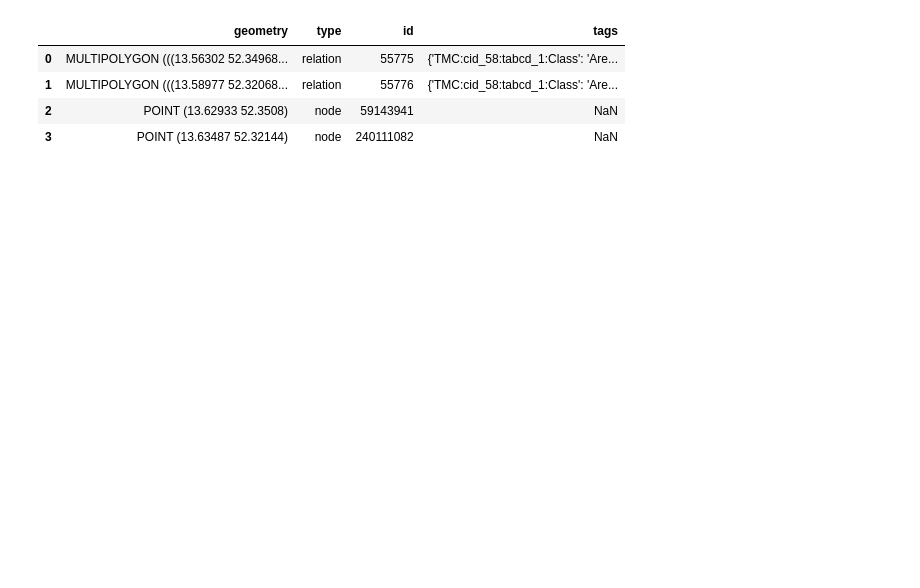
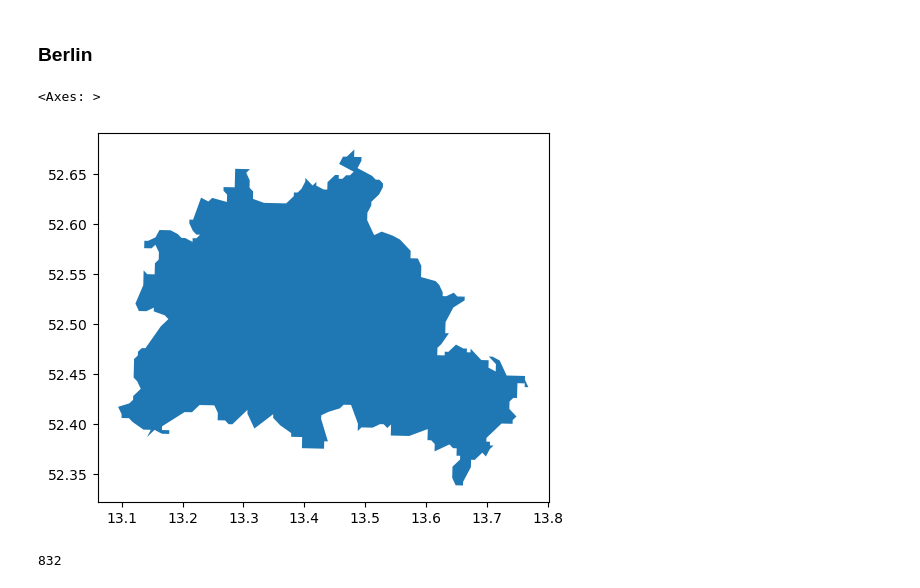
Before and after one commit to vizsim/mapillary_coverage, a Jupyter notebook: 1_get_mapillary_coverage.ipynb, the cells around one changed output. Drawn from its saved outputs; the diff is of its cells as text; code cells hidden in the pictures; blank space fills up the shorter version.

```diff
--- a/1_get_mapillary_coverage.ipynb
+++ b/1_get_mapillary_coverage.ipynb
@@ -20,35 +19,27 @@ import json
-# %%
-
-#{{geocodeArea:"Wildau"}}->.searchArea;
-query = """
-[out:json][timeout:25];
-
-area["name"="Wildau"][admin_level=8]->.searchArea;
-
-(
-  relation["boundary"="administrative"](area.searchArea);
-);
-
-out body;
->;
-out skel qt;
-"""
-
-
-
-# Send request
-url = "http://overpass-api.de/api/interpreter"
-r = requests.get(url, params={'data': query})
-
-# Convert to GeoJSON
-res_geojson = json2geojson(r.json())
-
-# Load as GeoDataFrame
-admin_boundary = gpd.GeoDataFrame.from_features(res_geojson, crs="EPSG:4326")
-admin_boundary
-# %% [output]
-|  | geometry | type | id | tags |
-| 0 | MULTIPOLYGON (((13.56302 52.34968... | relation | 55775 | {'TMC:cid_58:tabcd_1:Class': 'Are... |
-| 1 | MULTIPOLYGON (((13.58977 52.32068... | relation | 55776 | {'TMC:cid_58:tabcd_1:Class': 'Are... |
-| 2 | POINT (13.62933 52.3508) | node | 59143941 | NaN |
-| 3 | POINT (13.63487 52.32144) | node | 240111082 | NaN |
+# %% [markdown]
+### Berlin
+# %%
+### get shape of Berlin
+bland = gpd.read_file("https://raw.githubusercontent.com/isellsoap/deutschlandGeoJSON/main/2_bundeslaender/1_sehr_hoch.geo.json")
+bland=bland[bland["id"].isin(["DE-BE"])]
+bland.plot()
+# %% [output]
+<Axes: >
+[figure, added]
+# %%
+### get the number of tiles that would be downloaded
+
+# Get the bounds of the polygon
+polygon = bland.dissolve().geometry.iloc[0]
+minx, miny, maxx, maxy = polygon.bounds
+
+# === Define bounding box (Berlin or any area) ===
+bbox = [minx, miny, maxx, maxy]  # must be defined earlier
+
+# === Get intersecting tiles at zoom 14 ===
+tiles = list(mercantile.tiles(*bbox, zooms=[14]))
+total_tiles = len(tiles)
+
+total_tiles
+# %% [output]
+832
```
Also changed, not shown: parts of 19 cells of this notebook, 1 other file.
